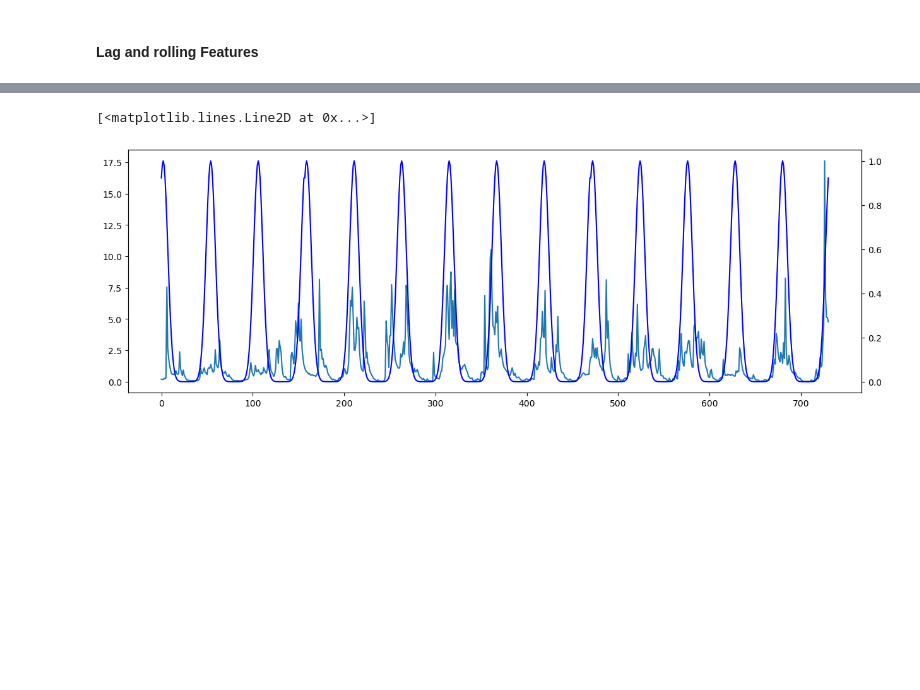
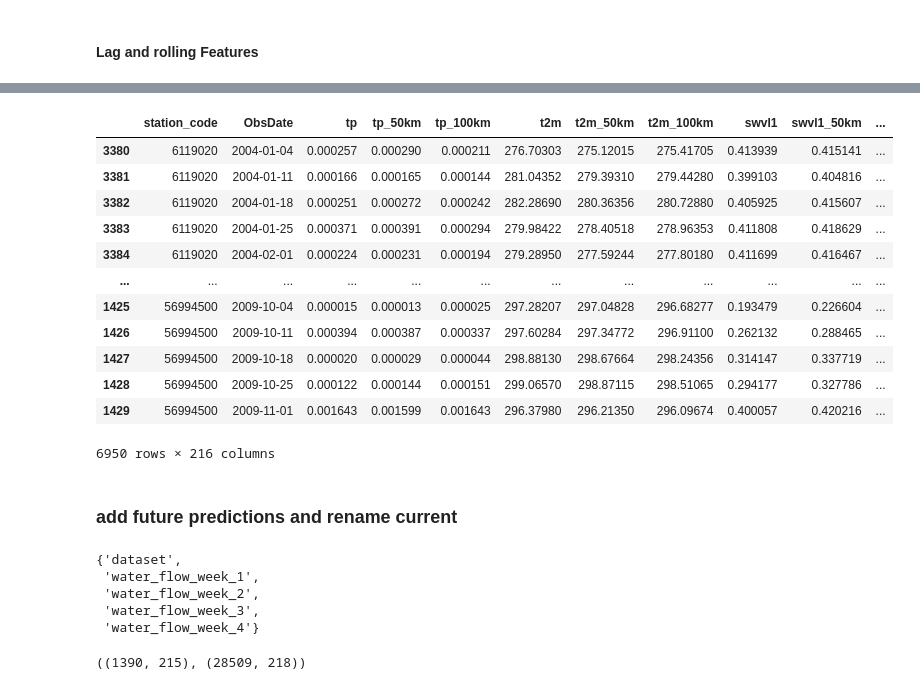
Before and after one commit to Iyeleon/codabench_water_scarcity, a Jupyter notebook: feature_engineering.ipynb, the cells around one changed output, grey strips where cells are left out. Cells and saved outputs as stored; diff of their text form; code cells hidden in the pictures; blank space fills up the shorter version.

```diff
--- a/feature_engineering.ipynb
+++ b/feature_engineering.ipynb
@@ -353,10 +249,0 @@ plt.tight_layout()
-# %%
-sc = samp.station_code.unique()[0]
-fig, ax = plt.subplots(figsize = (15, 5))
-ax.plot(samp[samp.station_code == sc].discharge)
-ax2 = ax.twinx()
-# ax2.plot(samp[samp.station_code == sc].tp, color = 'r')
-ax2.plot(samp[samp.station_code == sc].gaussian_5, color = 'b')
-# %% [output]
-[<matplotlib.lines.Line2D at 0x...>]
-[figure, removed]
@@ -364,0 +250,3 @@ identified_lag = 1 c
+# %%
+df_train = df_train.sort_values(['station_code', 'ObsDate'])
+df_eval = df_eval.sort_values(['station_code', 'ObsDate'])
@@ -364,0 +258,3 @@ identified_lag = 1 c
+# %%
+df_train['tp_evap_diff'] = df_train.tp + df_train.evap
+df_eval['tp_evap_diff'] = df_eval.tp + df_eval.evap
@@ -364,0 +285,18 @@ identified_lag = 1 c
+# %%
+df_eval
+# %% [output]
+|  | station_code | ObsDate | tp | tp_50km | tp_100km | t2m | t2m_50km | t2m_100km | swvl1 | swvl1_50km | ... |
+| 3380 | 6119020 | 2004-01-04 | 0.000257 | 0.000290 | 0.000211 | 276.70303 | 275.12015 | 275.41705 | 0.413939 | 0.415141 | ... |
+| 3381 | 6119020 | 2004-01-11 | 0.000166 | 0.000165 | 0.000144 | 281.04352 | 279.39310 | 279.44280 | 0.399103 | 0.404816 | ... |
+| 3382 | 6119020 | 2004-01-18 | 0.000251 | 0.000272 | 0.000242 | 282.28690 | 280.36356 | 280.72880 | 0.405925 | 0.415607 | ... |
+| 3383 | 6119020 | 2004-01-25 | 0.000371 | 0.000391 | 0.000294 | 279.98422 | 278.40518 | 278.96353 | 0.411808 | 0.418629 | ... |
+| 3384 | 6119020 | 2004-02-01 | 0.000224 | 0.000231 | 0.000194 | 279.28950 | 277.59244 | 277.80180 | 0.411699 | 0.416467 | ... |
+| ... | ... | ... | ... | ... | ... | ... | ... | ... | ... | ... | ... |
+| 1425 | 56994500 | 2009-10-04 | 0.000015 | 0.000013 | 0.000025 | 297.28207 | 297.04828 | 296.68277 | 0.193479 | 0.226604 | ... |
+| 1426 | 56994500 | 2009-10-11 | 0.000394 | 0.000387 | 0.000337 | 297.60284 | 297.34772 | 296.91100 | 0.262132 | 0.288465 | ... |
+| 1427 | 56994500 | 2009-10-18 | 0.000020 | 0.000029 | 0.000044 | 298.88130 | 298.67664 | 298.24356 | 0.314147 | 0.337719 | ... |
+| 1428 | 56994500 | 2009-10-25 | 0.000122 | 0.000144 | 0.000151 | 299.06570 | 298.87115 | 298.51065 | 0.294177 | 0.327786 | ... |
+| 1429 | 56994500 | 2009-11-01 | 0.001643 | 0.001599 | 0.001643 | 296.37980 | 296.21350 | 296.09674 | 0.400057 | 0.420216 | ... |
+6950 rows × 216 columns
+# %% [markdown]
+### add future predictions and rename current
@@ -364,0 +314,12 @@ identified_lag = 1 c
+# %%
+set(df_eval.columns).symmetric_difference(set(df_train.columns))
+# %% [output]
+{'dataset',
+ 'water_flow_week_1',
+ 'water_flow_week_2',
+ 'water_flow_week_3',
+ 'water_flow_week_4'}
+# %%
+df_eval.shape, df_train.shape
+# %% [output]
+((1390, 215), (28509, 218))
```
Also changed, not shown: parts of 24 cells of this notebook, 4 other files.
